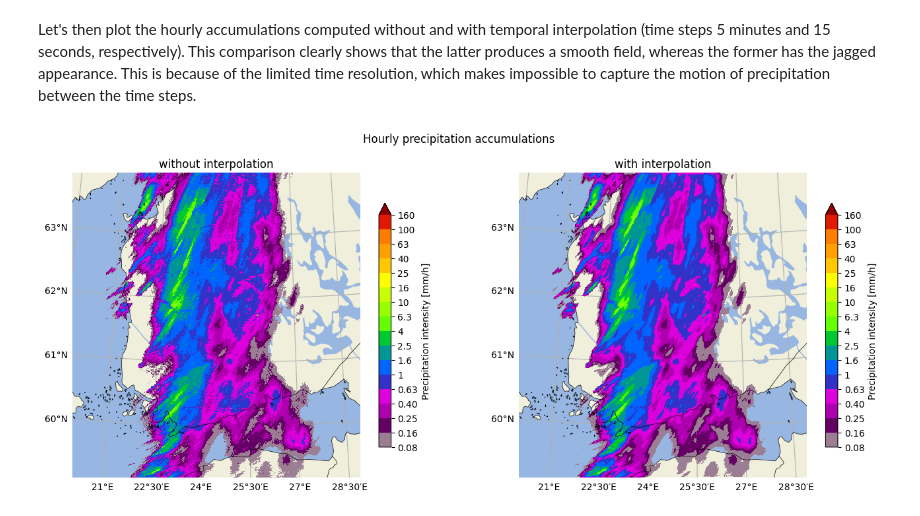
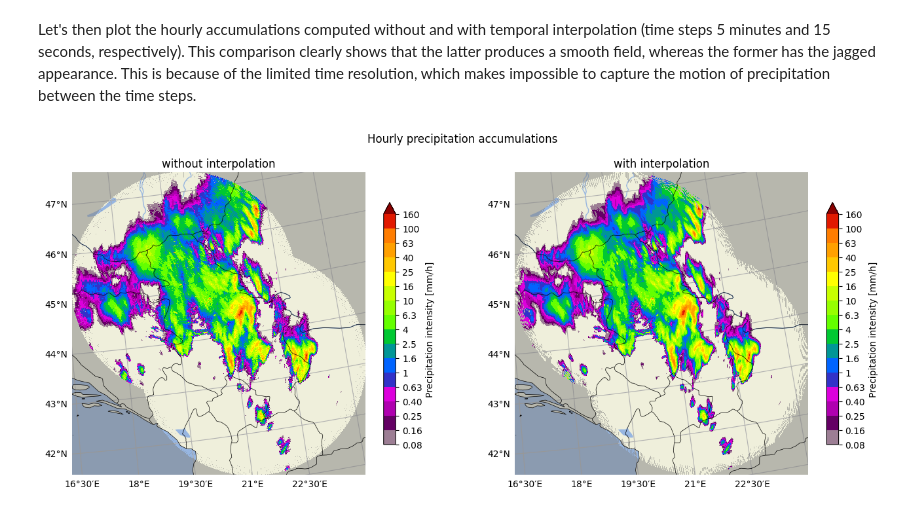
Before and after one commit to pySTEPS/ERAD-nowcasting-course-2026, a Jupyter notebook: notebooks/exercise_notebooks/block_03a_advection_interpolation.ipynb, the cells around one changed output. Saved outputs shown, nothing was run; the diff lists cells and outputs as text; code cells hidden in the pictures.

Commit message:
Use Serbian data in advection interpolation

```diff
--- a/notebooks/exercise_notebooks/block_03a_advection_interpolation.ipynb
+++ b/notebooks/exercise_notebooks/block_03a_advection_interpolation.ipynb
@@ -42,25 +32,15 @@ from pysteps.utils import transformation
 
 from pysteps.utils.dimension import clip_domain
 
-# Use the original FMI dataset at the 1 km resolution
-precip, metadata, timestep = load_dataset('fmi')
-
-# Pick one-hour time series between 14:45 and 15:45 UTC on 28th September 2016
-precip_hour = precip[:13]
+# Pick one-hour time series between 16:00 and 17:00 UTC on 12th August 2017
+precip_hour = precip[13:25]
 metadata_hour = metadata.copy()
-metadata_hour["timestamps"] = metadata_hour["timestamps"][:13]
-
-# Clip the domain to contain the southern Finland
-precip_clipped, metadata_clipped = clip_domain(
-    precip_hour,
-    metadata,
-    extent=(100000, 600000, 120000, 650000)
-)
+metadata_hour["timestamps"] = metadata_hour["timestamps"][13:25]
 
 # First compute accumulated precipitation directly from the observations without
 # temporal interpolation. This is done by assuming that each instantaneous
 # precipitation rate represent the mean value during a 5-minute interval.
-precip_accum_nointerp = np.mean(np.stack(np.array(precip_clipped)), axis=0)
+precip_accum_nointerp = np.mean(np.stack(np.array(precip_hour)), axis=0)
 
 # Then proceed with computation of accumulated precipitation from temporally
 # interpolated fields
@@ -69,8 +49,8 @@ from pysteps import motion
 
 # Log-transform to dB units before applying the optical flow
 precip_dbr, metadata_dbr = transformation.dB_transform(
-    precip_clipped,
-    metadata_clipped,
+    precip_hour,
+    metadata_hour,
     threshold=0.1,
     zerovalue=-15.0
 )
@@ -88,8 +68,8 @@ interp_timestep = 0.25
 # Here we use scipy.ndimage.map_coordinates. This requires the x- and y-coordinates
 # of our grid.
 x, y = np.meshgrid(
-    np.arange(precip_clipped[0].shape[1], dtype=float),
-    np.arange(precip_clipped[0].shape[0], dtype=float)
+    np.arange(precip_hour[0].shape[1], dtype=float),
+    np.arange(precip_hour[0].shape[0], dtype=float)
 )
 
 # Define a function for advection-based temporal interpolation. For two given
@@ -122,10 +102,10 @@ def interpolate(precip1, precip2):
 
 # Finally compute accumulated precipitation from the interpolated sequence.
 # First include the observation time steps that are not interpolated.
-precip_accum_interp = np.sum(np.stack(np.array(precip_clipped)), axis=0)
-n = len(precip_clipped)
-for i in range(len(precip_clipped))[:-1]:
-    precip_interp = interpolate(precip_clipped[i], precip_clipped[i+1])
+precip_accum_interp = np.sum(np.stack(np.array(precip_hour)), axis=0)
+n = len(precip_hour)
+for i in range(len(precip_hour))[:-1]:
+    precip_interp = interpolate(precip_hour[i], precip_hour[i+1])
     precip_accum_interp += np.sum(np.stack(np.array(precip_interp)), axis=0)
     n += len(precip_interp)
 precip_accum_interp /= n
@@ -134,31 +114,31 @@ Let's then plot the hourly accumulations computed without and with temporal inte
 # %%
 from matplotlib import pyplot as plt
 from pysteps.visualization import plot_precip_field
 
 # Disable warnings
 import warnings
 warnings.filterwarnings("ignore")
 
 plt.figure(figsize=(16, 6))
 
 plt.subplot(121).set_axis_off()
 plot_precip_field(
     precip_accum_nointerp,
-    geodata=metadata_clipped,
+    geodata=metadata_hour,
     map_kwargs={"drawlonlatlines": True}
 )
 plt.title("without interpolation")
 
 plt.subplot(122).set_axis_off()
 
 plot_precip_field(
     precip_accum_interp,
-    geodata=metadata_clipped,
+    geodata=metadata_hour,
     map_kwargs={"drawlonlatlines": True}
 )
 plt.title("with interpolation")
 
 plt.suptitle("Hourly precipitation accumulations")
 plt.show()
 # %% [output]
-[figure, old version]
+[figure, new version]
```
Also changed, not shown: parts of 1 cell of this notebook.
